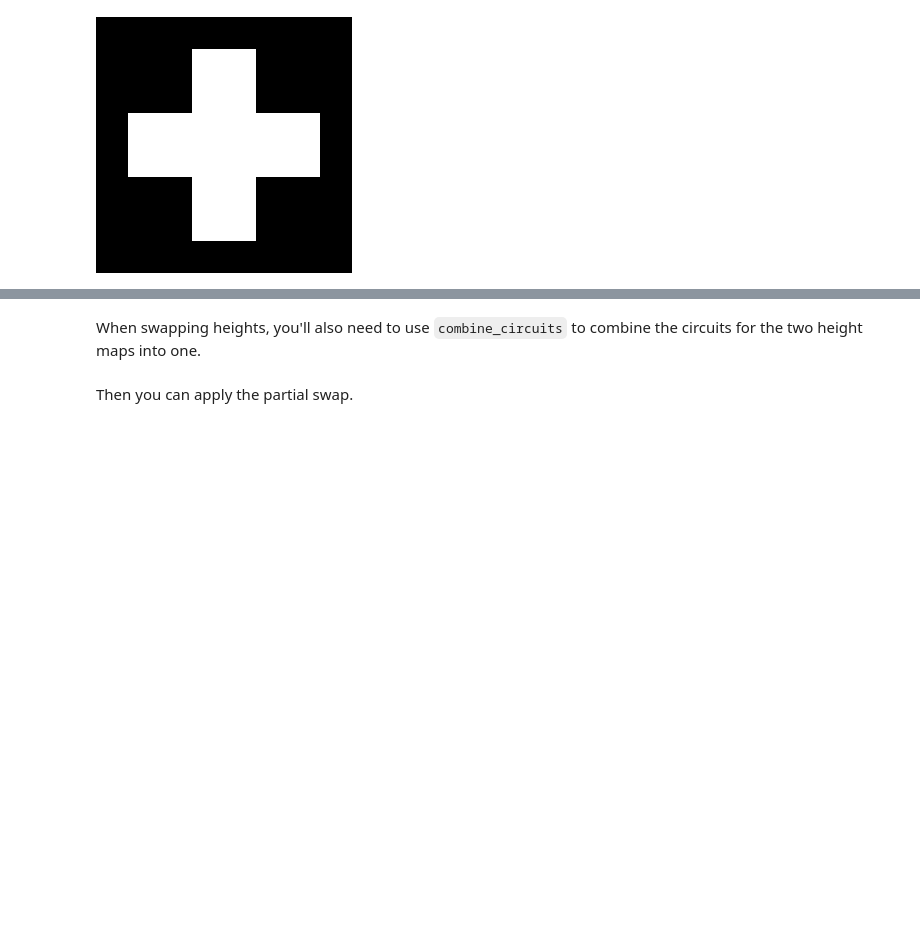
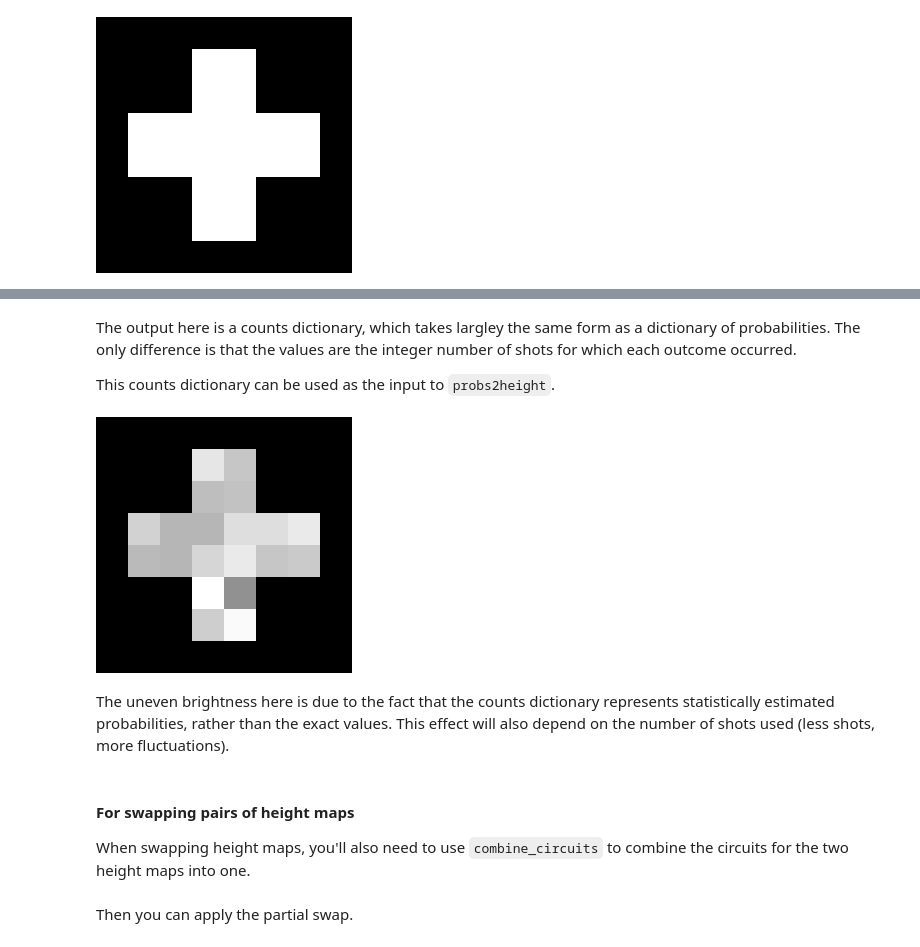
Before and after one commit to qiskit-community/QuantumBlur, a Jupyter notebook: QuickStart.ipynb, the cells around one changed output, grey strips where cells are left out. Saved outputs shown, nothing was run; the diff lists cells and outputs as text; code cells hidden in the pictures; blank space fills up the shorter version.

```diff
--- a/QuickStart.ipynb
+++ b/QuickStart.ipynb
@@ -289,0 +297,2 @@ qb.height2image(new_plus).resize((256,256),4)
+# %%
+qc.measure_all()
@@ -290,5 +310,24 @@ qb.height2image(new_plus).resize((256,256),4)
+# %%
+from qiskit import execute, Aer
+
+job = execute(qc,Aer.get_backend('qasm_simulator'),shots=1024)
+counts = job.result().get_counts()
+# %% [markdown]
+The output here is a counts dictionary, which takes largley the same form as a dictionary of probabilities. The only difference is that the values are the integer number of shots for which each outcome occurred.
+
+This counts dictionary can be used as the input to `probs2height`.
+# %%
+sampled_plus = qb.probs2height(qc, counts)
+
+qb.height2image(sampled_plus).resize((256,256),4)
+# %% [output]
+[figure, added]
+# %% [markdown]
+The uneven brightness here is due to the fact that the counts dictionary represents statistically estimated probabilities, rather than the exact values. This effect will also depend on the number of shots used (less shots, more fluctuations).
 # %% [markdown]
-When swapping heights, you'll also need to use `combine_circuits` to combine the circuits for the two height maps into one.
+#### For swapping pairs of height maps
+
+When swapping height maps, you'll also need to use `combine_circuits` to combine the circuits for the two height maps into one.
 # %%
 circuits = [qb.height2circuit(height) for height in [box, plus]]
 
```
Also changed, not shown: parts of 10 cells of this notebook.
